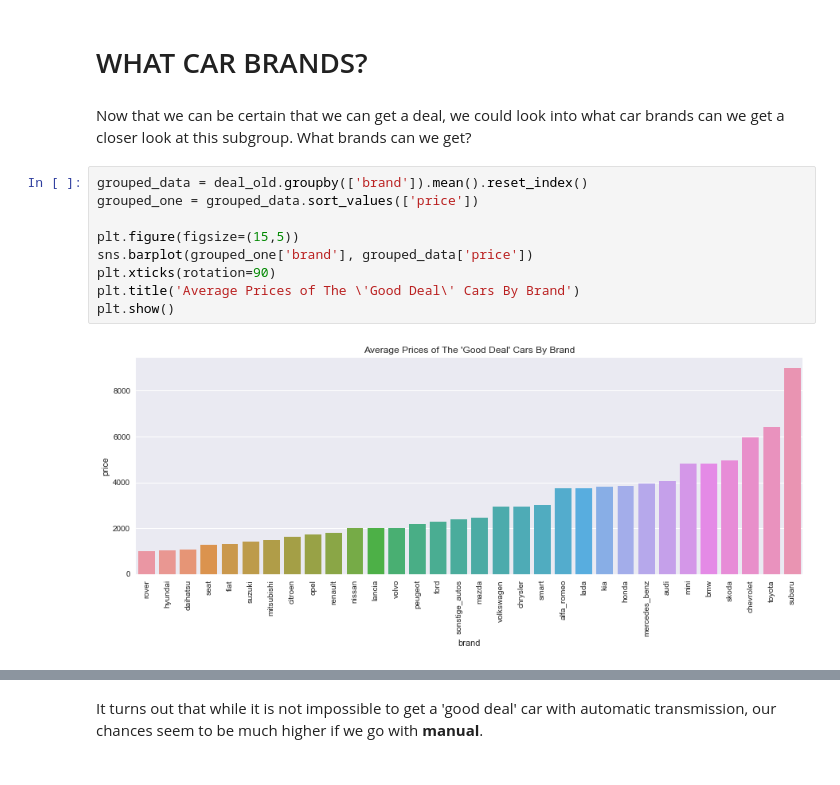
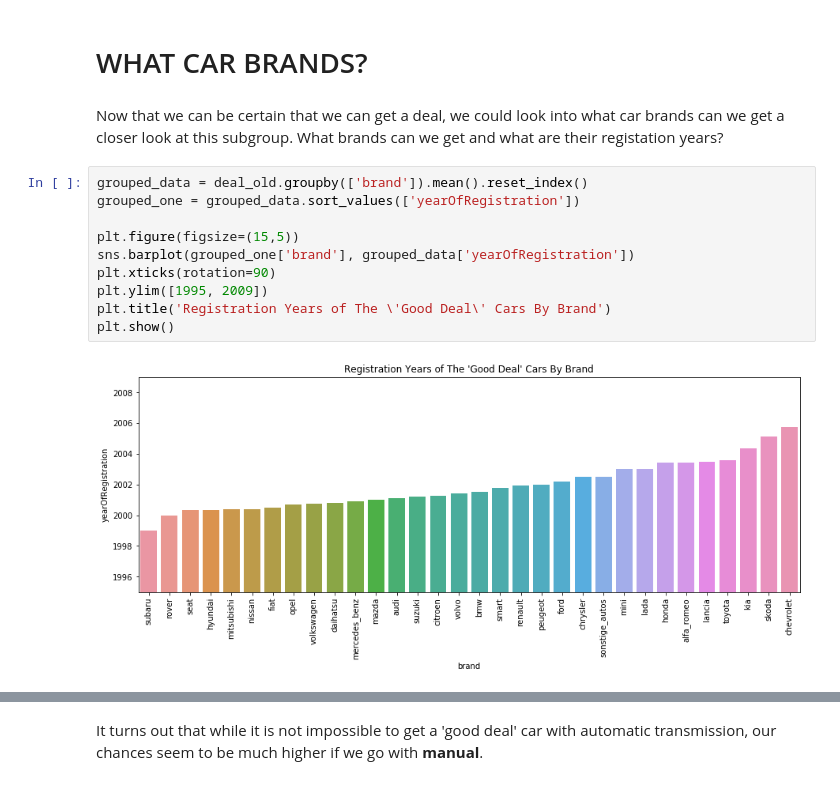
Before and after one commit to innawendell/Describing-Data-, a Jupyter notebook: Cars.ipynb, the cells around one changed output, grey strips where cells are left out. Saved outputs shown, nothing was run; the diff lists cells and outputs as text.

Commit message:
changes brands dist

```diff
--- a/Cars.ipynb
+++ b/Cars.ipynb
@@ -386,15 +388,16 @@ Image(filename = path_newer, width=400, height=200)
 # %% [markdown]
 #  WHAT CAR BRANDS?
 # %% [markdown]
-Now that we can be certain that we can get a deal, we could look into what car brands can we get a closer look at this subgroup. What brands can we get?
+Now that we can be certain that we can get a deal, we could look into what car brands can we get a closer look at this subgroup. What brands can we get and what are their registation years?
 # %%
 grouped_data = deal_old.groupby(['brand']).mean().reset_index()
-grouped_one = grouped_data.sort_values(['price'])
+grouped_one = grouped_data.sort_values(['yearOfRegistration'])
 
 plt.figure(figsize=(15,5))
-sns.barplot(grouped_one['brand'], grouped_data['price'])
+sns.barplot(grouped_one['brand'], grouped_data['yearOfRegistration'])
 plt.xticks(rotation=90)
-plt.title('Average Prices of The \'Good Deal\' Cars By Brand')
+plt.ylim([1995, 2009])
+plt.title('Registration Years of The \'Good Deal\' Cars By Brand')
 plt.show()
 # %% [output]
-[figure, old version]
+[figure, new version]
```
Also changed, not shown: parts of 15 cells of this notebook.
